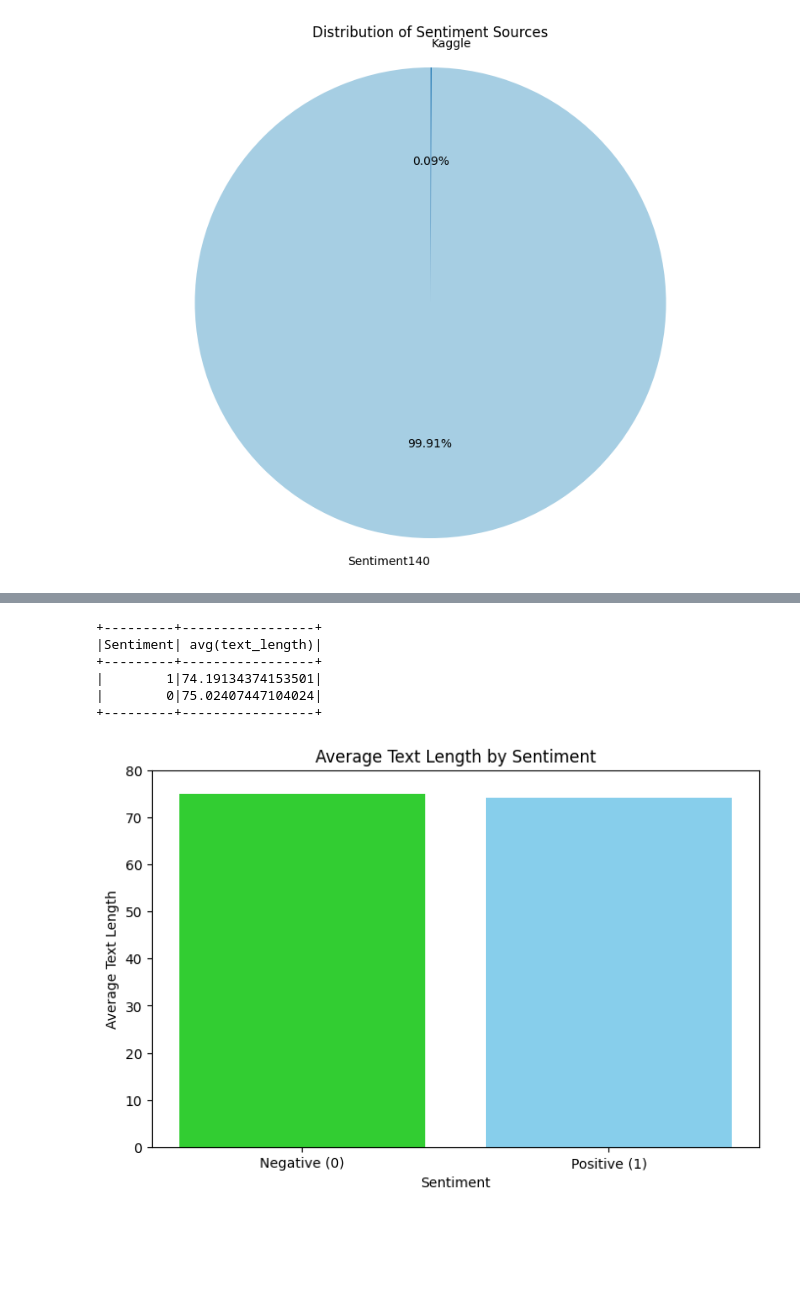
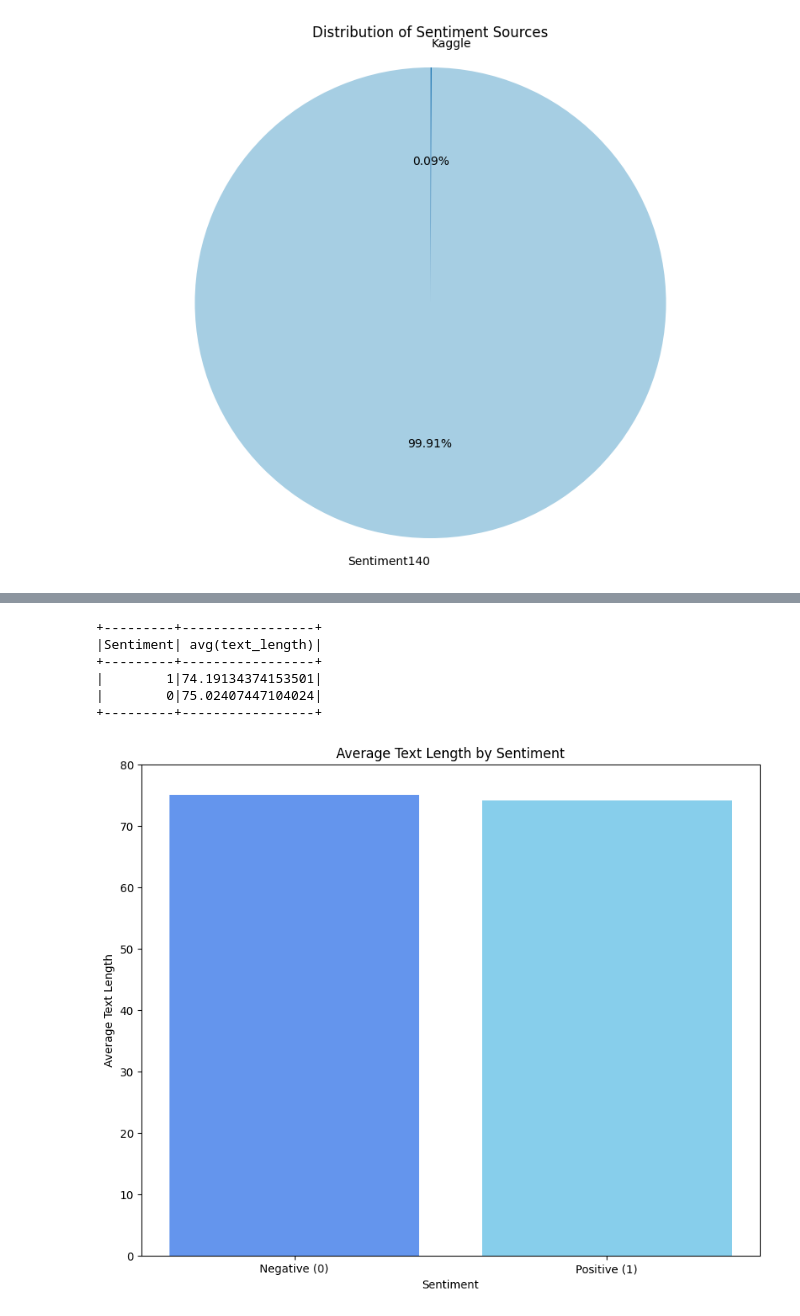
Before and after one commit to ndhung18/Sentiment-Analysis-in-Hadoop-and-Spark, a Jupyter notebook: Preprocessing.ipynb, the cells around one changed output, grey strips where cells are left out. Saved outputs shown, nothing was run; the diff lists cells and outputs as text; code cells hidden in the pictures; blank space fills up the shorter version.

```diff
--- a/Preprocessing.ipynb
+++ b/Preprocessing.ipynb
@@ -175,6 +176,6 @@ Text(0.5, 0, 'Text Length')
 # %%
-# Remove too short or too long text_length
-df = df.filter((col("text_length") > 5) & (col("text_length") < 181))
+# Remove too long (outliers) text_length
+df = df.filter(col("text_length") < 181)
 df.select("text_length").describe().show()
 
 # Visualize
@@ -189,7 +190,7 @@ plt.xlabel("Text Length")
 plt.ylabel("Frequency")
 
 plt.subplot(1,2,2)
-sns.boxplot(x=text_length_pd["text_length"], color="lightgreen")
+sns.boxplot(x=text_length_pd["text_length"], color="cornflowerblue")
 plt.title("Boxplot of Text Length")
 plt.xlabel("Text Length")
 # %% [output]
@@ -207,28 +208,29 @@ Text(0.5, 0, 'Text Length')
 # %%
+# Avg text length by sentiment
 df.groupBy("Sentiment").avg("text_length").show()
 
 avg_text_length = df.groupBy("Sentiment").avg("text_length").toPandas()
 
 avg_text_length.columns = ["Sentiment", "Avg_Text_Length"]
 
-plt.figure(figsize=(8, 5))
+plt.figure(figsize=(10, 8))
 plt.bar(
     avg_text_length["Sentiment"],
     avg_text_length["Avg_Text_Length"],
-    color=["skyblue", "limegreen"]
+    color=["skyblue", "cornflowerblue"]
 )
 plt.title("Average Text Length by Sentiment")
 plt.xlabel("Sentiment")
 plt.ylabel("Average Text Length")
 plt.xticks([0, 1], ["Negative (0)", "Positive (1)"])
 plt.ylim(0, avg_text_length["Avg_Text_Length"].max() + 5)
 plt.show()
 # %% [output]
 +---------+-----------------+
 |Sentiment| avg(text_length)|
 +---------+-----------------+
 |        1|74.19134374153501|
 |        0|75.02407447104024|
 +---------+-----------------+
-[figure, old version]
+[figure, new version]
 # %%
```
Also changed, not shown: parts of 14 cells of this notebook.
